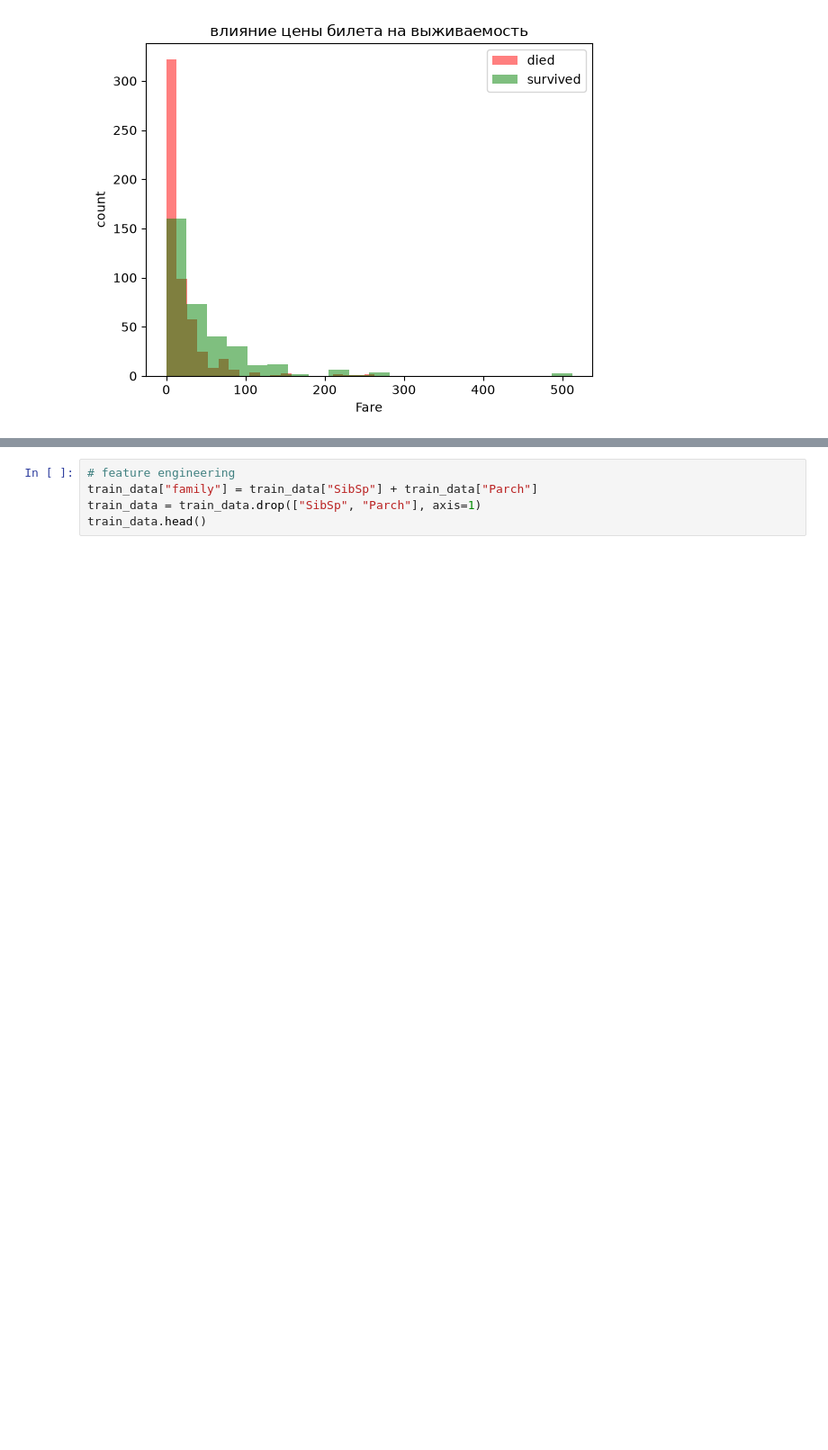
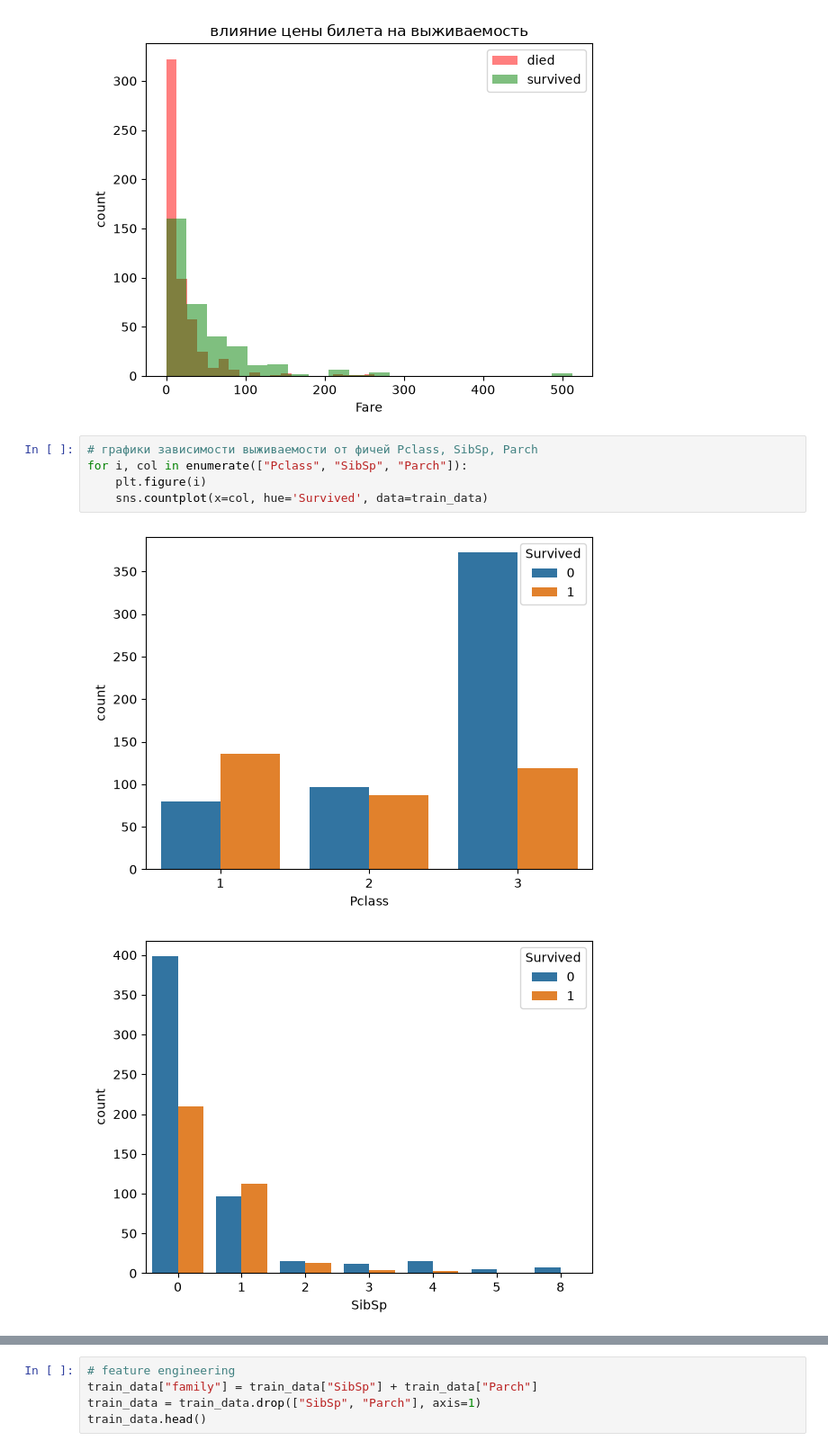
Before and after one commit to MLOutlier/titanic, a Jupyter notebook: numerical_features.ipynb, the cells around one changed output, grey strips where cells are left out. Shown at 90% size. Cells and saved outputs as stored; diff of their text form; blank space fills up the shorter version.

```diff
--- a/numerical_features.ipynb
+++ b/numerical_features.ipynb
@@ -97,3 +97,11 @@ plt.legend()
 plt.show()
 # %% [output]
 [figure]
+# %%
+# графики зависимости выживаемости от фичей Pclass, SibSp, Parch
+for i, col in enumerate(["Pclass", "SibSp", "Parch"]):
+    plt.figure(i)
+    sns.countplot(x=col, hue='Survived', data=train_data)
+# %% [output]
+[figure, added]
+[figure, added]
```
Also changed, not shown: parts of 3 cells of this notebook, 4 other files.
